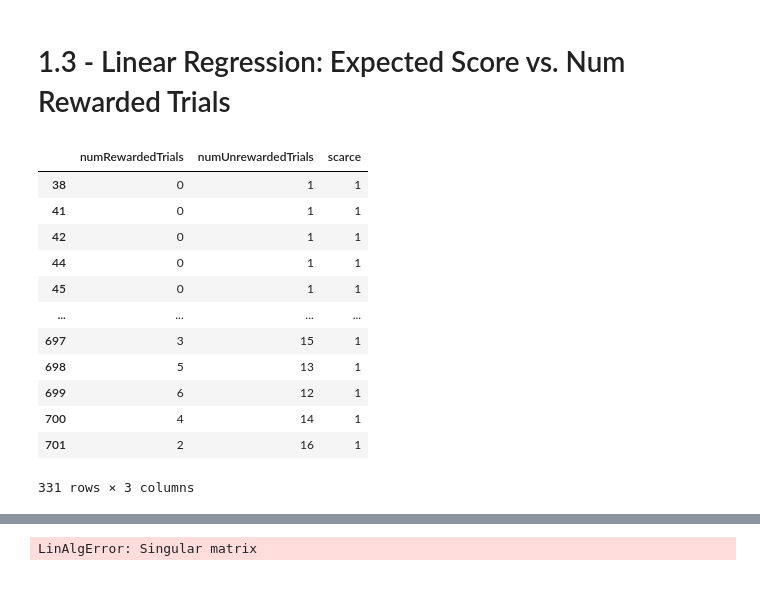
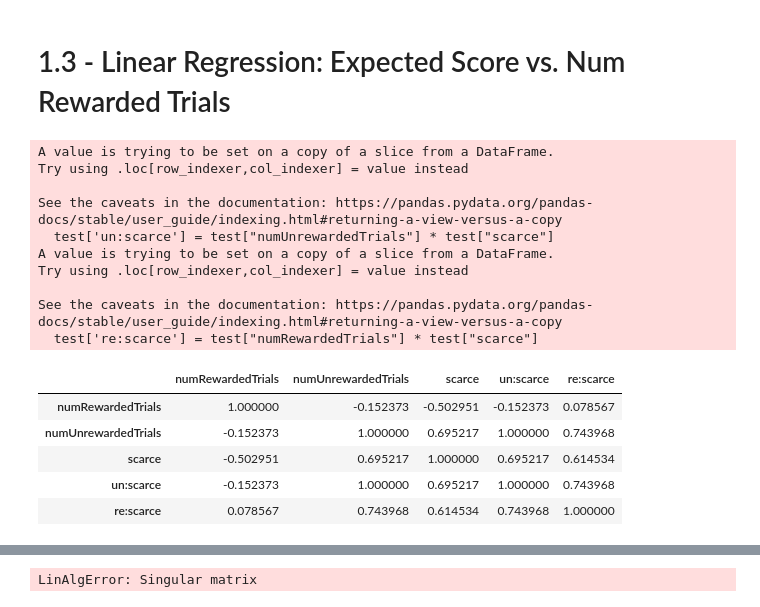
Before and after one commit to srinidhisrinivas/mcl-scarcity-mouselab, a Jupyter notebook: analysis/Data Analysis.ipynb, the cells around one changed output, grey strips where cells are left out. Cells and saved outputs as stored; diff of their text form; code cells hidden in the pictures.

```diff
--- a/analysis/Data Analysis.ipynb
+++ b/analysis/Data Analysis.ipynb
@@ -858,5 +899,5 @@ plt.show()
 # %%
-control_partition = 7 # Somehow choose based on possible candidates
+control_partition = partition_candidates[0] # Somehow choose based on possible candidates
 
 # Separating into learning and performance phase
 control_learning_data = analysis_data.loc[(analysis_data.scarce == 0) & (analysis_data.trialNumbers <= control_partition)]
@@ -1026,0 +1504,13 @@ scarce_partition_plot_data_joint = [data for data in scarce_plot_data if data[0]
+# %%
+control_partition = partition_candidates[0] # Somehow choose based on possible candidates
+
+# Separating into learning and performance phase
+control_learning_data = analysis_data.loc[(analysis_data.scarce == 0) & (analysis_data.trialNumbers <= control_partition)]
+control_performance_data = analysis_data.loc[(analysis_data.scarce ==0) & (analysis_data.trialNumbers > control_partition)]
+
+# Without transformation
+control_learning_data_orig = filtered_data.loc[(filtered_data.scarce == 1) & (filtered_data.trialNumbers <= control_partition)]
+control_performance_data_orig = filtered_data.loc[(filtered_data.scarce ==1) & (filtered_data.trialNumbers > control_partition)]
+
+# Store the slope, intercept, etc. of the best partition
+control_partition_plot_data = [data for data in candidate_plot_data_control if data[0] == control_partition][0]
@@ -1026,0 +1844,13 @@ scarce_partition_plot_data_joint = [data for data in scarce_plot_data if data[0]
+# %%
+scarce_partition = 18 # partition_candidates[0] # Somehow choose based on possible candidates
+
+# Separating into learning and performance phase
+scarce_learning_data = analysis_data.loc[(analysis_data.scarce == 1) & (analysis_data.trialNumbers <= scarce_partition)]
+scarce_performance_data = analysis_data.loc[(analysis_data.scarce ==1) & (analysis_data.trialNumbers > scarce_partition)]
+
+# Without transformation
+scarce_learning_data_orig = filtered_data.loc[(filtered_data.scarce == 1) & (filtered_data.trialNumbers <= scarce_partition)]
+scarce_performance_data_orig = filtered_data.loc[(filtered_data.scarce ==1) & (filtered_data.trialNumbers > scarce_partition)]
+
+# Store the slope, intercept, etc. of the best partition
+scarce_partition_plot_data = [data for data in candidate_plot_data_scarce if data[0] == scarce_partition][0]
@@ -1128,9 +1960,9 @@ plt.show()
 # Performance Phase
 
 if joint_partition:
-    learning_df = all_performance_data
+    performance_df = all_performance_data
 else:
-    learning_df = pd.concat([scarce_performance_data, control_performance_data]).reset_index(drop=True)
+    performance_df = pd.concat([scarce_performance_data, control_performance_data]).reset_index(drop=True)
 
 # performance_df = scarce_performance_data
 
@@ -1214,18 +2046,24 @@ plt.show()
 # 1.3 - Linear Regression: Expected Score vs. Num Rewarded Trials
 # %%
 test = learning_df[['numRewardedTrials','numUnrewardedTrials','scarce']]
+test['un:scarce'] = test["numUnrewardedTrials"] * test["scarce"]
+test['re:scarce'] = test["numRewardedTrials"] * test["scarce"]
 test.loc[(test.scarce==1) & (test.numUnrewardedTrials > 0)]
+test.corr()
 # %% [output]
+A value is trying to be set on a copy of a slice from a DataFrame.
+Try using .loc[row_indexer,col_indexer] = value instead
+
+See the caveats in the documentation: https://pandas.pydata.org/pandas-docs/stable/user_guide/indexing.html#returning-a-view-versus-a-copy
+  test['un:scarce'] = test["numUnrewardedTrials"] * test["scarce"]
+A value is trying to be set on a copy of a slice from a DataFrame.
+Try using .loc[row_indexer,col_indexer] = value instead
+
+See the caveats in the documentation: https://pandas.pydata.org/pandas-docs/stable/user_guide/indexing.html#returning-a-view-versus-a-copy
+  test['re:scarce'] = test["numRewardedTrials"] * test["scarce"]
-|  | numRewardedTrials | numUnrewardedTrials | scarce |
-| 38 | 0 | 1 | 1 |
-| 41 | 0 | 1 | 1 |
-| 42 | 0 | 1 | 1 |
-| 44 | 0 | 1 | 1 |
-| 45 | 0 | 1 | 1 |
-| ... | ... | ... | ... |
-| 697 | 3 | 15 | 1 |
-| 698 | 5 | 13 | 1 |
-| 699 | 6 | 12 | 1 |
-| 700 | 4 | 14 | 1 |
-| 701 | 2 | 16 | 1 |
+|  | numRewardedTrials | numUnrewardedTrials | scarce | un:scarce | re:scarce |
+| numRewardedTrials | 1.000000 | -0.152373 | -0.502951 | -0.152373 | 0.078567 |
+| numUnrewardedTrials | -0.152373 | 1.000000 | 0.695217 | 1.000000 | 0.743968 |
+| scarce | -0.502951 | 0.695217 | 1.000000 | 0.695217 | 0.614534 |
+| un:scarce | -0.152373 | 1.000000 | 0.695217 | 1.000000 | 0.743968 |
+| re:scarce | 0.078567 | 0.743968 | 0.614534 | 0.743968 | 1.000000 |
-331 rows × 3 columns
```
Also changed, not shown: parts of 69 cells of this notebook, 4 other files.
